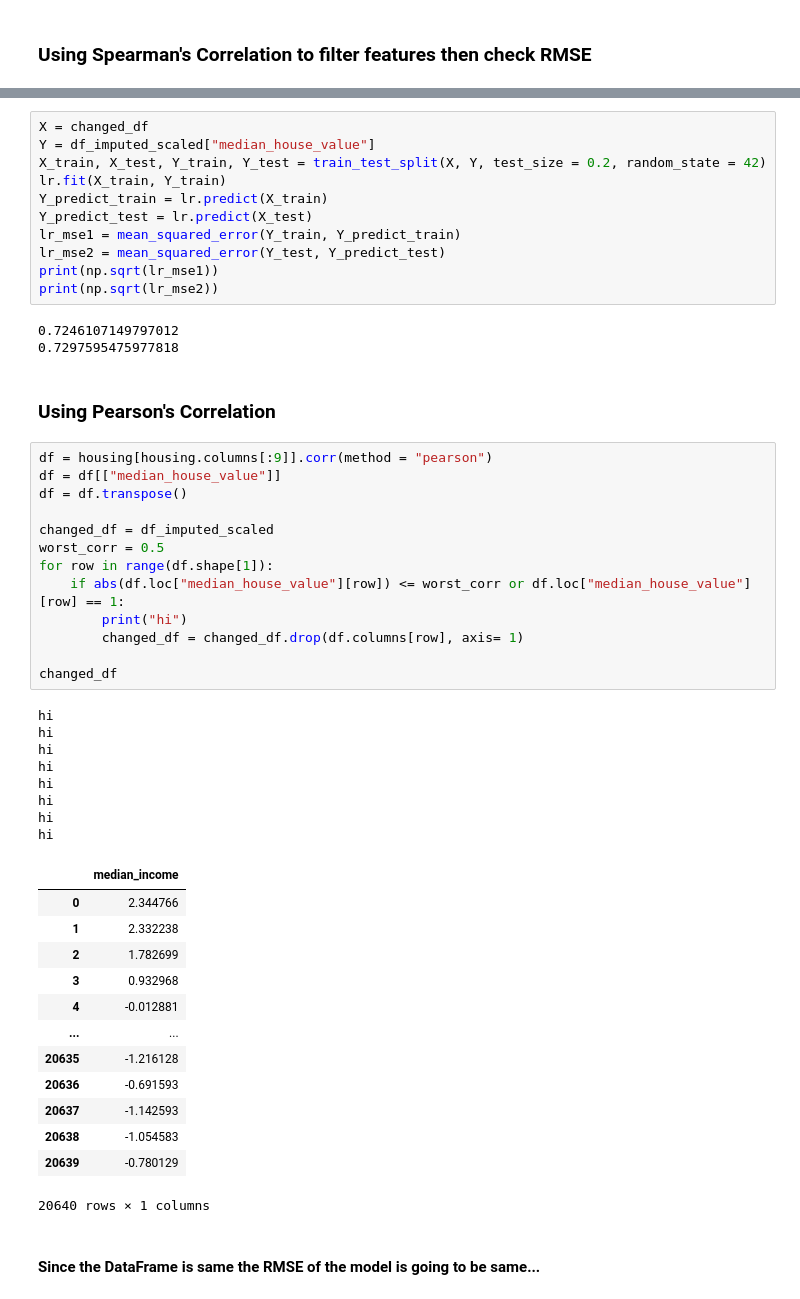
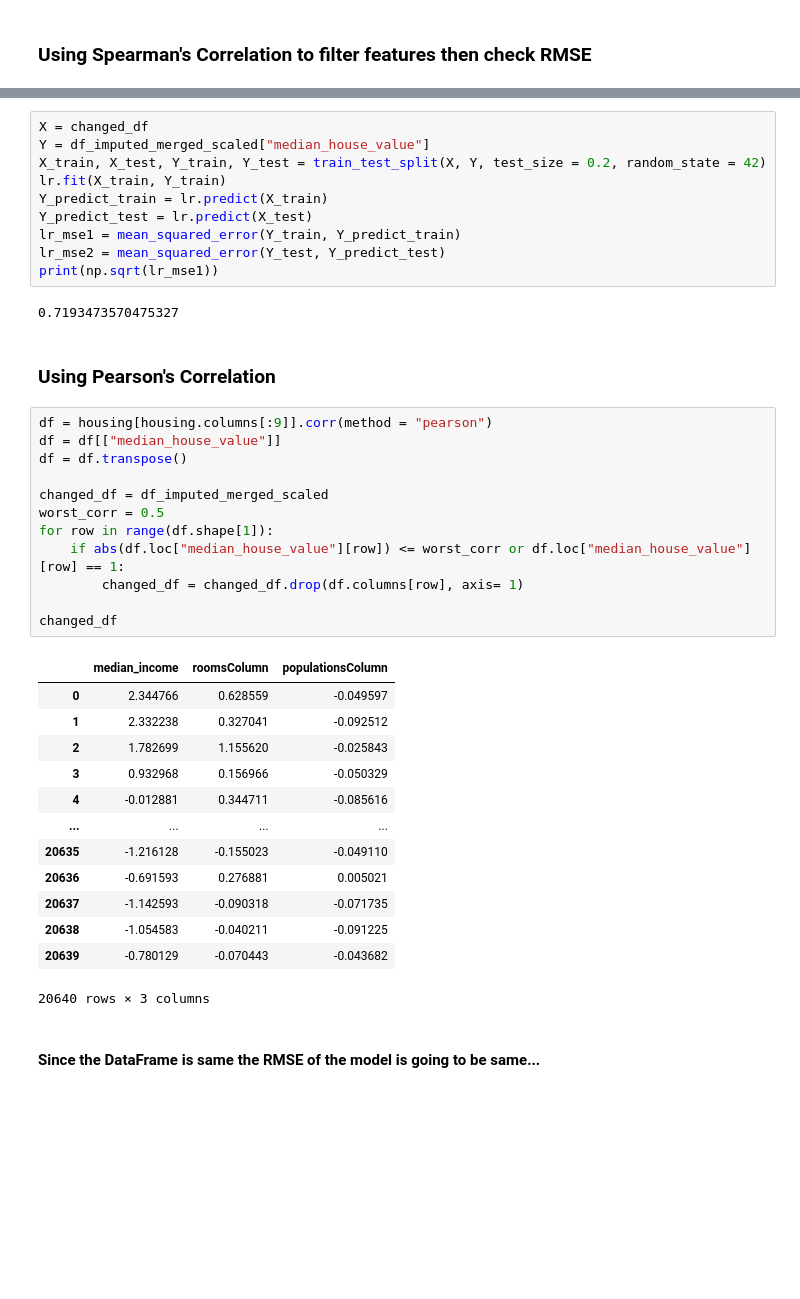
Before and after one commit to SBerkeB/ml_project1, a Jupyter notebook: IterativeImputer.ipynb, the cells around one changed output, grey strips where cells are left out. Saved outputs shown, nothing was run; the diff lists cells and outputs as text; blank space fills up the shorter version.

```diff
--- a/IterativeImputer.ipynb
+++ b/IterativeImputer.ipynb
@@ -265,6 +339,6 @@ hi
 # %%
 X = changed_df
-Y = df_imputed_scaled["median_house_value"]
+Y = df_imputed_merged_scaled["median_house_value"]
 X_train, X_test, Y_train, Y_test = train_test_split(X, Y, test_size = 0.2, random_state = 42)
 lr.fit(X_train, Y_train)
 Y_predict_train = lr.predict(X_train)
@@ -272,46 +346,35 @@ Y_predict_test = lr.predict(X_test)
 lr_mse1 = mean_squared_error(Y_train, Y_predict_train)
 lr_mse2 = mean_squared_error(Y_test, Y_predict_test)
 print(np.sqrt(lr_mse1))
-print(np.sqrt(lr_mse2))
 # %% [output]
-0.7246107149797012
-0.7297595475977818
+0.7193473570475327
 # %% [markdown]
 ### Using Pearson's Correlation
 # %%
 df = housing[housing.columns[:9]].corr(method = "pearson")
 df = df[["median_house_value"]]
 df = df.transpose()
 
-changed_df = df_imputed_scaled
+changed_df = df_imputed_merged_scaled
 worst_corr = 0.5
 for row in range(df.shape[1]):
     if abs(df.loc["median_house_value"][row]) <= worst_corr or df.loc["median_house_value"][row] == 1:
-        print("hi")
         changed_df = changed_df.drop(df.columns[row], axis= 1)
 
 changed_df
 # %% [output]
+|  | median_income | roomsColumn | populationsColumn |
+| 0 | 2.344766 | 0.628559 | -0.049597 |
+| 1 | 2.332238 | 0.327041 | -0.092512 |
+| 2 | 1.782699 | 1.155620 | -0.025843 |
+| 3 | 0.932968 | 0.156966 | -0.050329 |
+| 4 | -0.012881 | 0.344711 | -0.085616 |
+| ... | ... | ... | ... |
+| 20635 | -1.216128 | -0.155023 | -0.049110 |
+| 20636 | -0.691593 | 0.276881 | 0.005021 |
+| 20637 | -1.142593 | -0.090318 | -0.071735 |
+| 20638 | -1.054583 | -0.040211 | -0.091225 |
+| 20639 | -0.780129 | -0.070443 | -0.043682 |
-hi
-hi
-hi
-hi
-hi
-hi
-hi
-hi
+20640 rows × 3 columns
-|  | median_income |
-| 0 | 2.344766 |
-| 1 | 2.332238 |
-| 2 | 1.782699 |
-| 3 | 0.932968 |
-| 4 | -0.012881 |
-| ... | ... |
-| 20635 | -1.216128 |
-| 20636 | -0.691593 |
-| 20637 | -1.142593 |
-| 20638 | -1.054583 |
-| 20639 | -0.780129 |
-20640 rows × 1 columns
 # %% [markdown]
 #### Since the DataFrame is same the RMSE of the model is going to be same...
```
Also changed, not shown: parts of 17 cells of this notebook.
